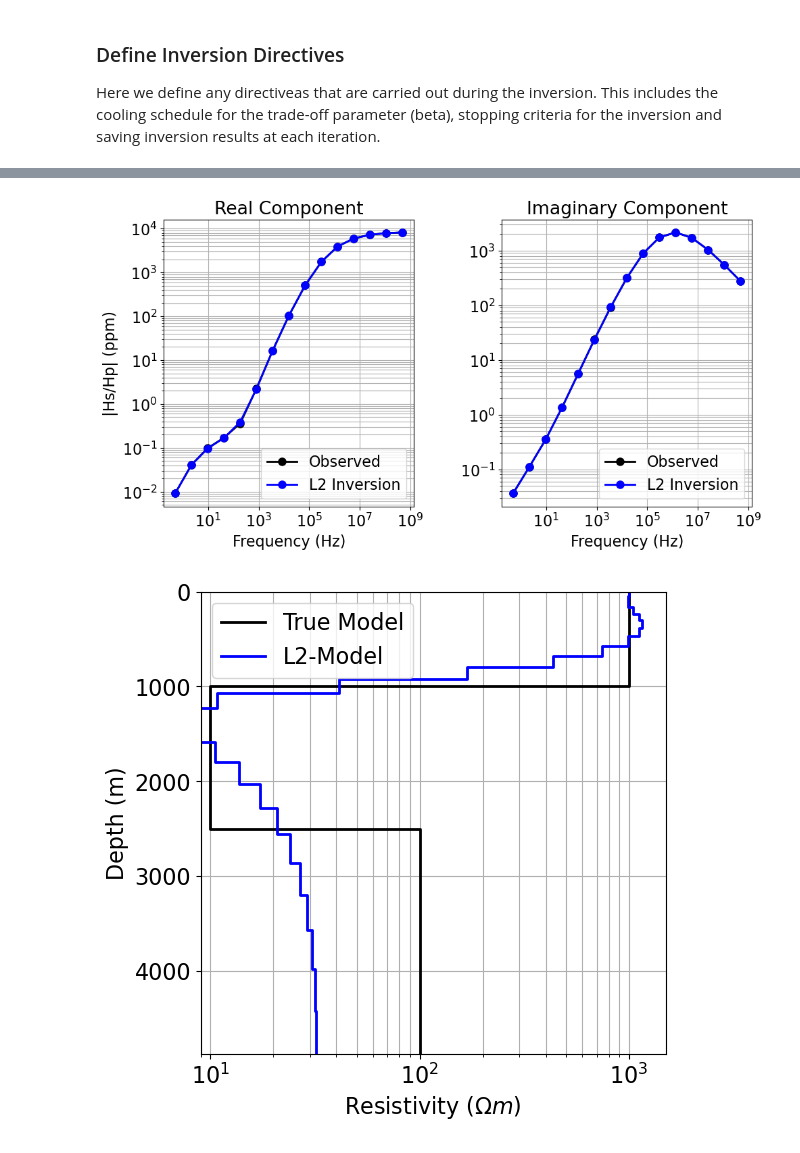
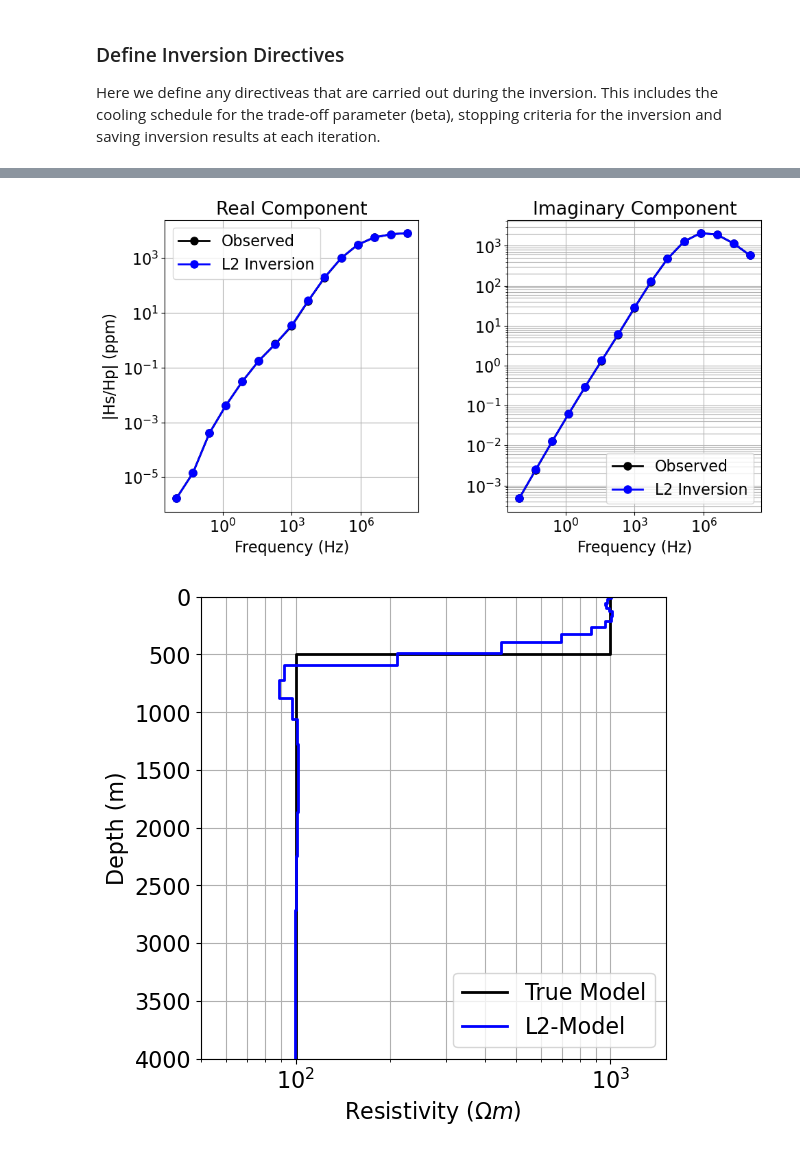
Before and after one commit to SabrinaAshik/EOSC454-Project-SabrinaAshik, a Jupyter notebook: 1D_files/plot_inv_1_em1dfm.ipynb, the cells around one changed output, grey strips where cells are left out. Saved outputs shown, nothing was run; the diff lists cells and outputs as text; code cells hidden in the pictures.

```diff
--- a/1D_files/plot_inv_1_em1dfm.ipynb
+++ b/1D_files/plot_inv_1_em1dfm.ipynb
@@ -31,8 +31,8 @@ plt.rcParams.update({"font.size": 16, "lines.linewidth": 2, "lines.markersize":
 dir_path = "./outputs/"
 
 # files to work with
-# data_filename = dir_path + "em1dfm_data_left.txt"
-data_filename = dir_path + "em1dfm_data_right.txt"
+data_filename = dir_path + "em1dfm_data_left.txt"
+# data_filename = dir_path + "em1dfm_data_right.txt"
 # %%
 dobs = np.loadtxt(str(data_filename), skiprows=1)
 
@@ -131,7 +131,7 @@ MAXIMUM SKIN DEPTH: 7071.067811865476 m
 # %%
-depth_min = 50  # top layer thickness
-depth_max = 4000.0  # depth to lowest layer
-geometric_factor = 1.1  # rate of thickness increase
+depth_min = 10  # top layer thickness
+depth_max = 6000.0  # depth to lowest layer
+geometric_factor = 1.2  # rate of thickness increase
 # %%
 # Increase subsequent layer thicknesses by the geometric factors until
 # it reaches the maximum layer depth.
@@ -271,25 +271,26 @@ ax[0].set_title("Real Component")
 ax[1].set_title("Imaginary Component")
 plt.show()
 # %% [output]
-[figure, old version]
+[figure, new version]
 # %%
 # true conductivities and layer thicknesses
-# true_layers = np.array([500.0])
-# true_resistivities = np.r_[1000, 100]
+true_layers = np.array([500.0])
+true_resistivities = np.r_[1000, 100]
 
-true_layers = np.array([1000.0, 1500.0])
-true_resistivities = np.r_[1000, 10, 100]
+# true_layers = np.array([1000.0, 1500.0])
+# true_resistivities = np.r_[1000, 10, 100]
 # %%
 # Plot true model and recovered model
 fig, ax = plt.subplots(1,1, figsize=(6, 6))
 
 plot_1d_layer_model(true_layers, true_resistivities, scale="log", ax=ax, color="k")
 plot_1d_layer_model(layer_thicknesses, 1/(log_conductivity_map * recovered_model_L2), ax=ax, color="b")
 ax.grid(which="both")
 ax.set_xlabel(r"Resistivity ($\Omega m$)")
 x_min, x_max = true_resistivities.min(), true_resistivities.max()
-ax.set_xlim(0.9 * x_min, 1.5 * x_max)
+ax.set_ylim([4000, 0])
+ax.set_xlim(0.5 * x_min, 1.5 * x_max)
 ax.legend(["True Model", "L2-Model"])
 plt.show()
 # %% [output]
-[figure, old version]
+[figure, new version]
```
Also changed, not shown: parts of 5 cells of this notebook, 6 other files.
